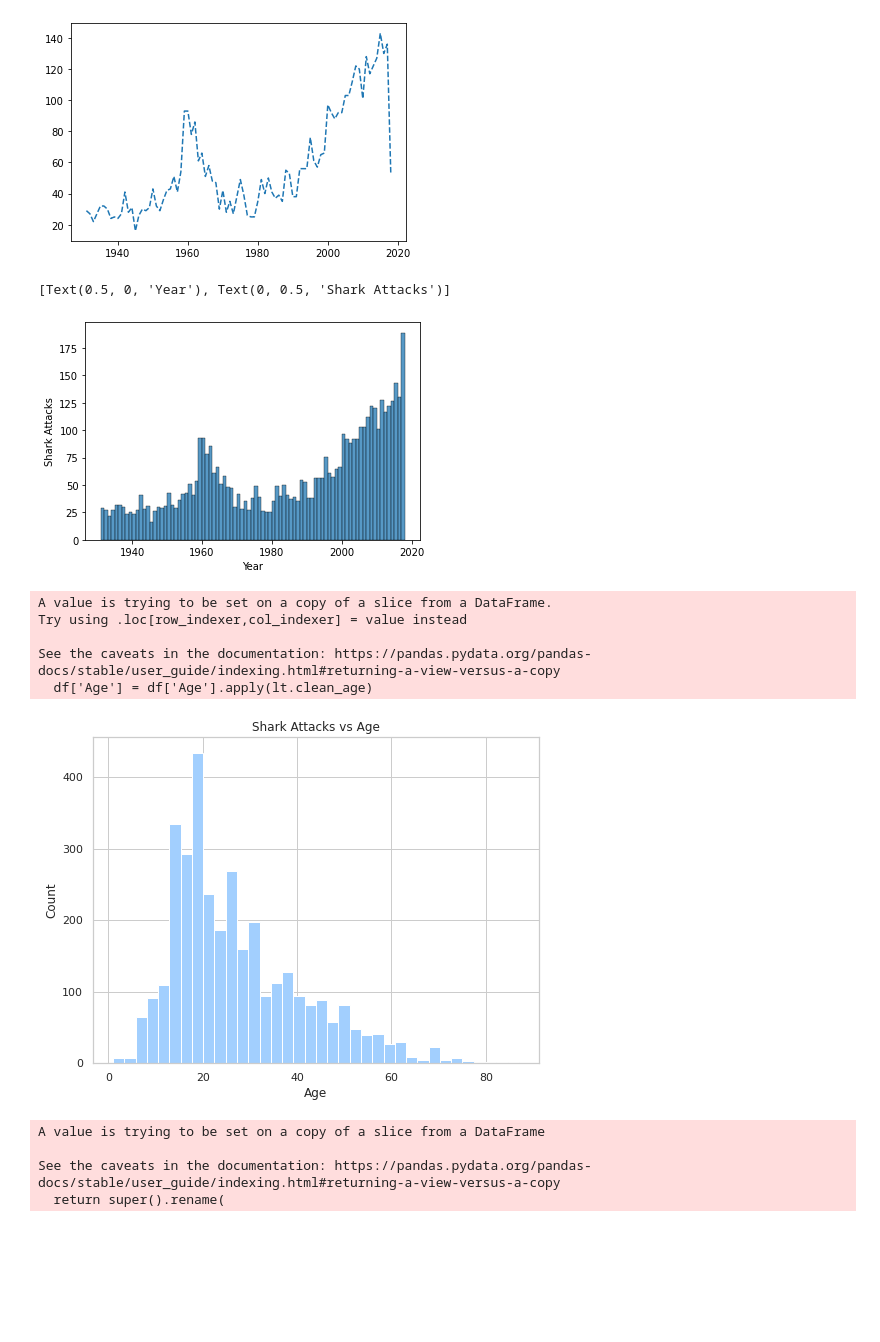
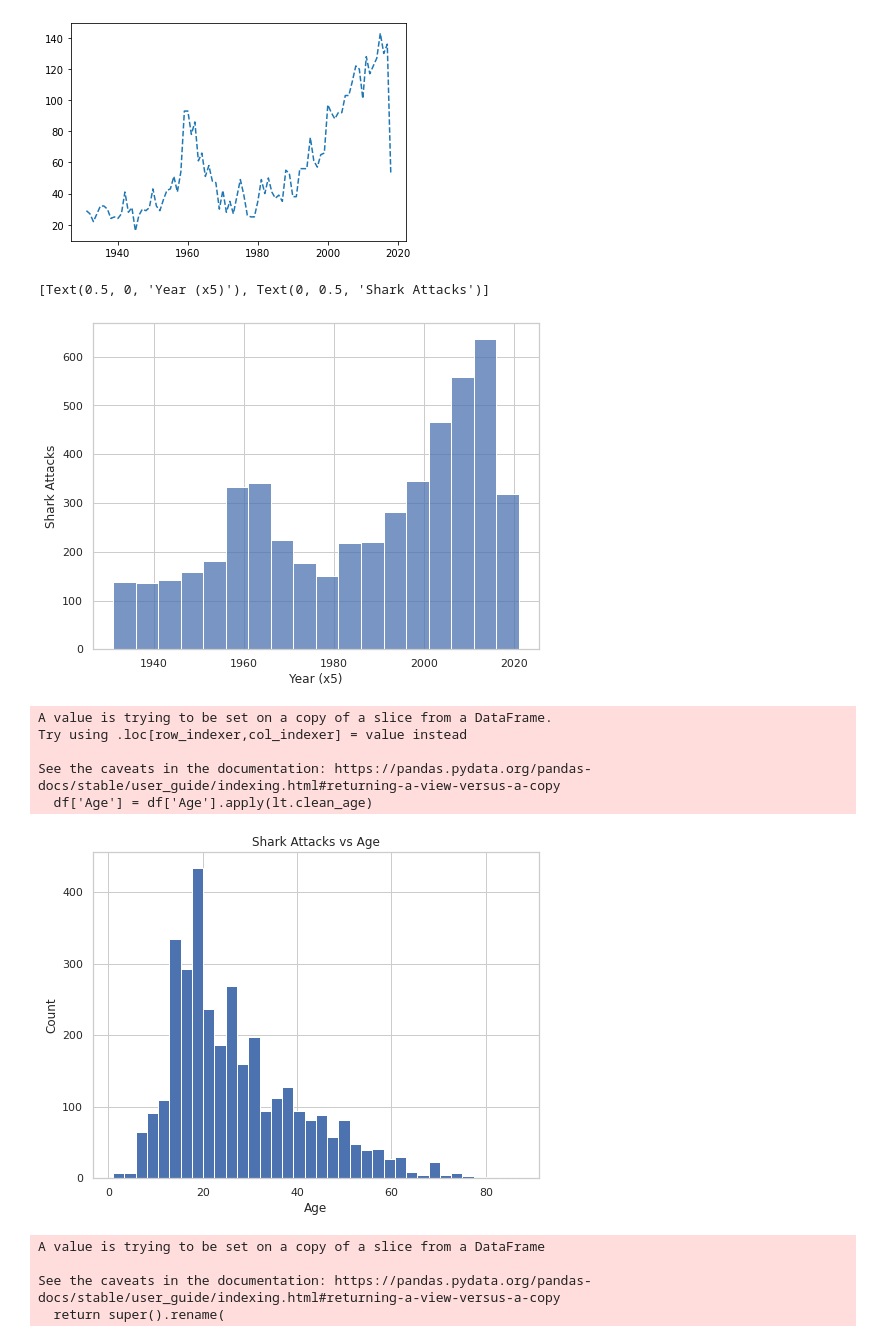
Before and after one commit to FranLeston/shark_attack_data_analysis, a Jupyter notebook: preliminarynotes.ipynb, the cells around one changed output. Saved outputs shown, nothing was run; the diff lists cells and outputs as text; code cells hidden in the pictures; blank space fills up the shorter version.

Commit message:
messing around with chart styles

```diff
--- a/preliminarynotes.ipynb
+++ b/preliminarynotes.ipynb
@@ -84,19 +87,20 @@ years_values.plot(style="--")
 <AxesSubplot:>
 [figure]
 # %%
-ax=sns.histplot(x=df.Year_cleaned, binwidth=1)
-ax.set(xlabel="Year", ylabel = "Shark Attacks")
+fig, ax = plt.subplots(figsize=(8, 6))
+
+
+ax=sns.histplot(x=df.Year_cleaned, binwidth=5)
+ax.set(xlabel="Year (x5)", ylabel = "Shark Attacks")
 # %% [output]
-[Text(0.5, 0, 'Year'), Text(0, 0.5, 'Shark Attacks')]
+[Text(0.5, 0, 'Year (x5)'), Text(0, 0.5, 'Shark Attacks')]
-[figure, old version]
+[figure, new version]
 # %%
-sns.set(style="whitegrid")
-sns.set_color_codes("pastel")
-df['Age'].fillna(0 ,inplace=True)
+
 df['Age'] = df['Age'].apply(lt.clean_age)
 fig, ax = plt.subplots(figsize=(8, 6))
 ax = sns.distplot(df['Age'].dropna(),
-             hist_kws={"alpha": 1, "color": "#a2cffe"},
+             hist_kws={"alpha": 1},
              kde=False)
 
 plt.xlabel('Age')
@@ -110,7 +114,7 @@ Try using .loc[row_indexer,col_indexer] = value instead
 
 See the caveats in the documentation: https://pandas.pydata.org/pandas-docs/stable/user_guide/indexing.html#returning-a-view-versus-a-copy
   df['Age'] = df['Age'].apply(lt.clean_age)
-[figure, old version]
+[figure, new version]
 # %%
 df.rename(columns={'Species ': 'Species'}, inplace=True)
 sharks = df['Species'].value_counts()
```
Also changed, not shown: parts of 1 cell of this notebook.
